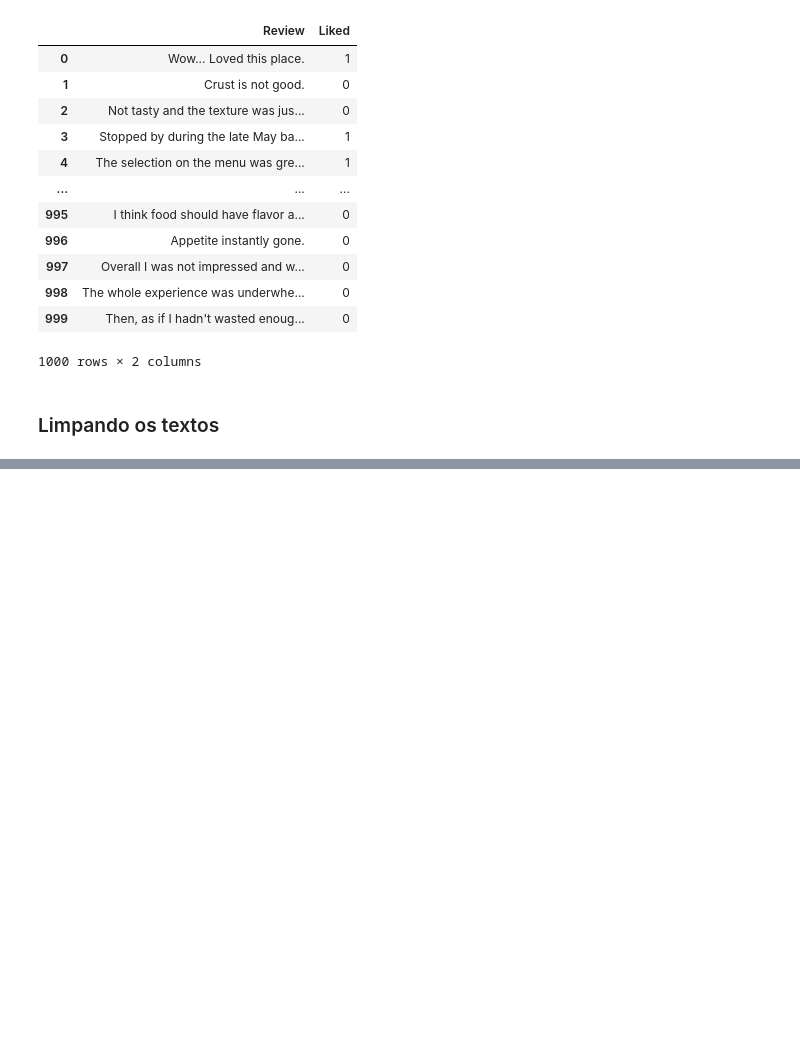
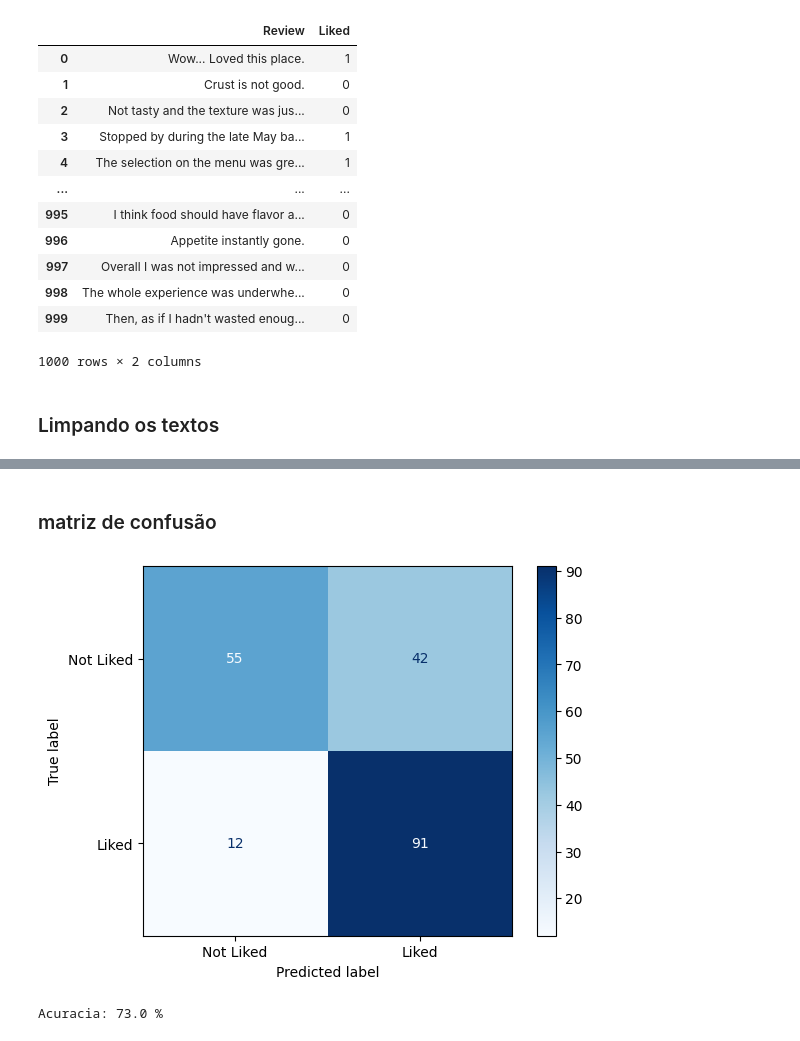
Before and after one commit to gusdiaso/learning_machine_learning, a Jupyter notebook: natural-language-processing/natural-language-processing.ipynb, the cells around one changed output, grey strips where cells are left out. Drawn from its saved outputs; the diff is of its cells as text; code cells hidden in the pictures; blank space fills up the shorter version.

```diff
--- a/natural-language-processing/natural-language-processing.ipynb
+++ b/natural-language-processing/natural-language-processing.ipynb
@@ -44,0 +72,5 @@ for i in range(0, dataset.shape[0]):
+# %%
+from sklearn.feature_extraction.text import CountVectorizer
+cv = CountVectorizer(max_features=1500)
+X = cv.fit_transform(corpus).toarray()
+y = dataset.iloc[:, -1].values
@@ -44,0 +83,3 @@ for i in range(0, dataset.shape[0]):
+# %%
+from sklearn.model_selection import train_test_split
+X_train, X_test, y_train, y_test = train_test_split(X, y, test_size=0.2, random_state=0)
@@ -44,0 +88,4 @@ for i in range(0, dataset.shape[0]):
+# %%
+from sklearn.naive_bayes import GaussianNB
+classifier = GaussianNB()
+classifier.fit(X_train, y_train)
@@ -44,0 +96,3 @@ for i in range(0, dataset.shape[0]):
+# %%
+y_pred = classifier.predict(X_test)
+print(np.concatenate((y_pred.reshape(len(y_pred), 1), y_test.reshape(len(y_test), 1)), 1))
@@ -44,0 +117,15 @@ for i in range(0, dataset.shape[0]):
+# %% [markdown]
+### matriz de confusão
+# %%
+from sklearn.metrics import confusion_matrix, accuracy_score, ConfusionMatrixDisplay
+
+cm = confusion_matrix(y_test, y_pred)
+
+disp = ConfusionMatrixDisplay(cm, display_labels=["Not Liked", "Liked"])
+disp.plot(cmap="Blues")
+plt.show()
+
+print("Acuracia:", accuracy_score(y_test, y_pred)*100, "%")
+# %% [output]
+[figure, added]
+Acuracia: 73.0 %
```
Also changed, not shown: parts of 8 cells of this notebook.
